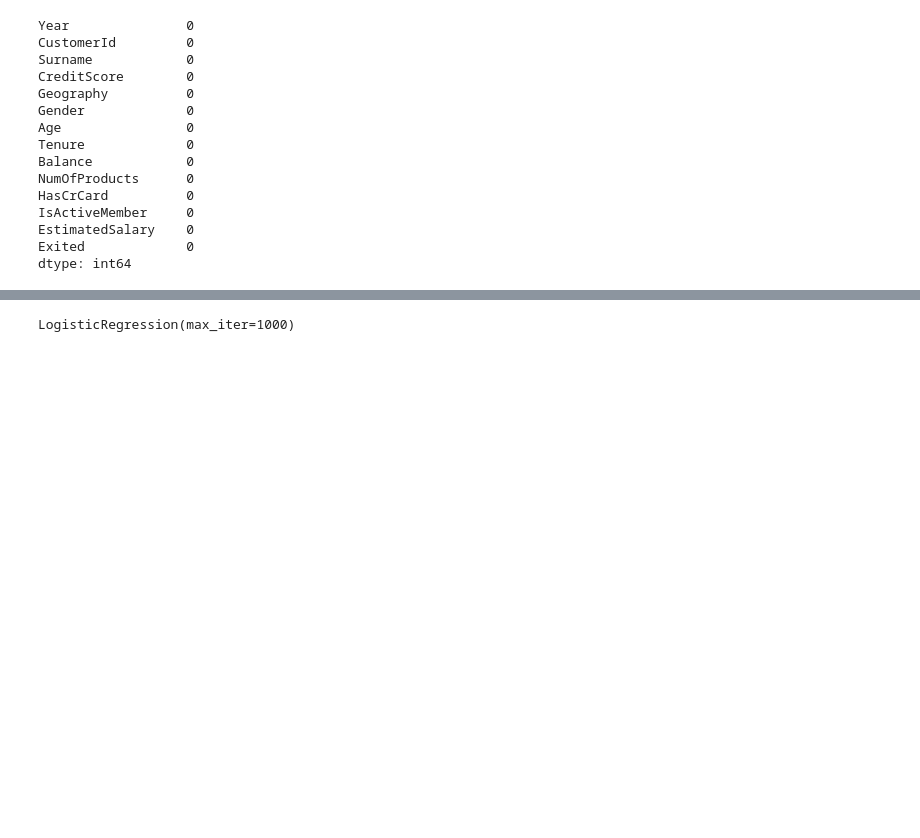
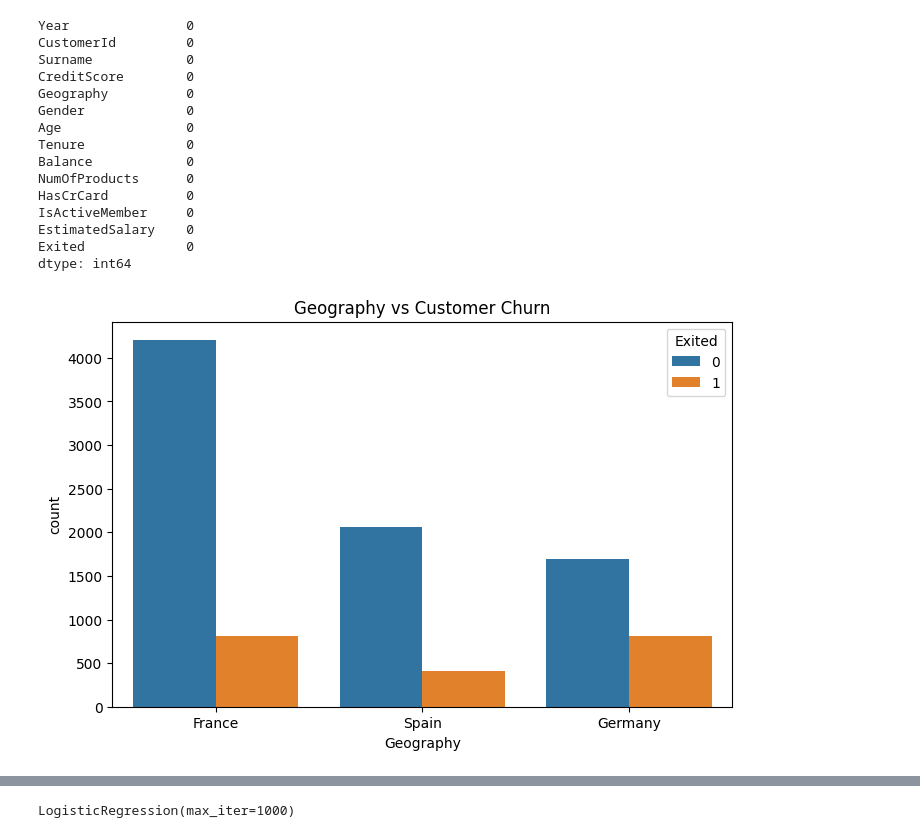
Before and after one commit to DhruvDhapate/Bank-Customer-Churn-Analytics, a Jupyter notebook: EDA_Bank_Prediction.ipynb, the cells around one changed output, grey strips where cells are left out. Saved outputs shown, nothing was run; the diff lists cells and outputs as text; code cells hidden in the pictures; blank space fills up the shorter version.

```diff
--- a/EDA_Bank_Prediction.ipynb
+++ b/EDA_Bank_Prediction.ipynb
@@ -43,7 +23,7 @@ from sklearn.metrics import (
     RocCurveDisplay
 )
 # %%
-df = pd.read_csv("D:\Dhruv\Bank prediction model\Data\European_Bank.csv")
+df = pd.read_csv("European_Bank.csv")
 
 df.head(10)
 # %% [output]
@@ -133,3 +113,17 @@ df['EngagementProduct'] = (
     df['NumOfProducts'] *
     df['IsActiveMember']
 )
+# %%
+plt.figure(figsize=(8,5))
+
+sns.countplot(
+    x='Geography',
+    hue='Exited',
+    data=df
+)
+
+plt.title('Geography vs Customer Churn')
+
+plt.show()
+# %% [output]
+[figure, added]
```
Also changed, not shown: parts of 15 cells of this notebook.
